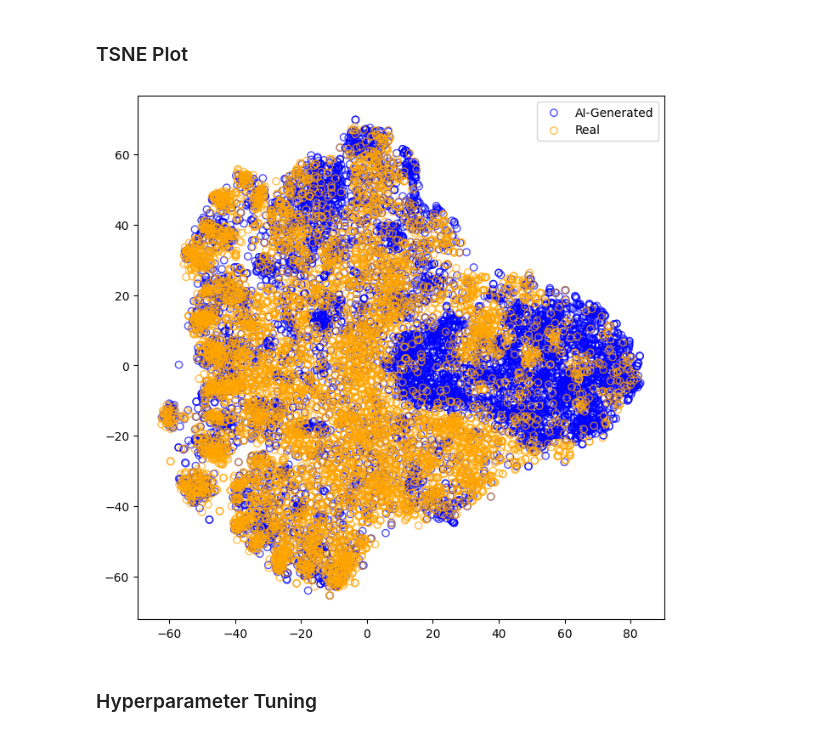
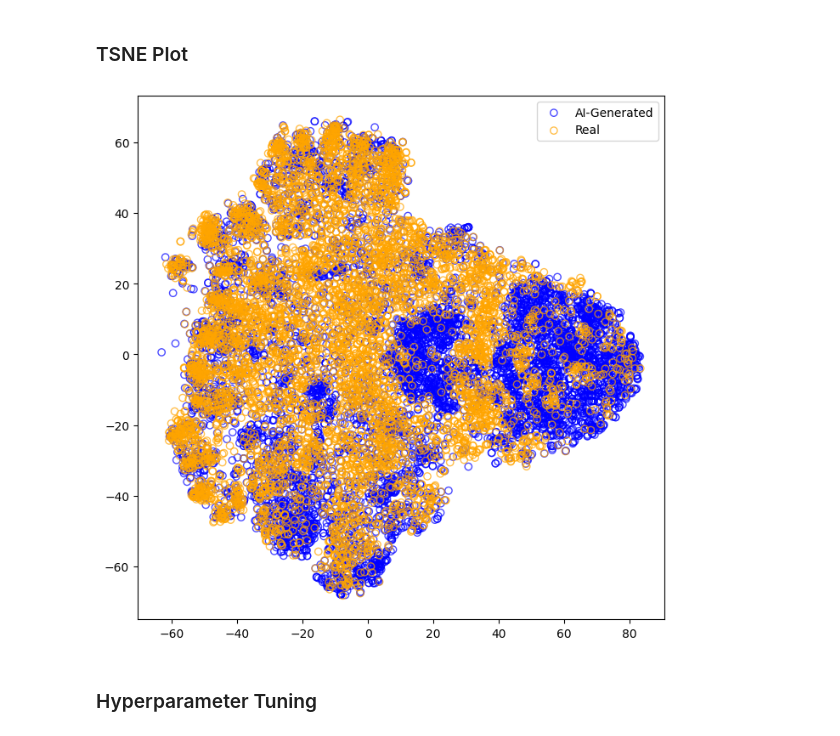
Before and after one commit to mctowne/Capstone-Code, a Jupyter notebook: AI Art Detector SVM.ipynb, the cells around one changed output. Cells and saved outputs as stored; diff of their text form; code cells hidden in the pictures.

```diff
--- a/AI Art Detector SVM.ipynb
+++ b/AI Art Detector SVM.ipynb
@@ -327,15 +327,15 @@ y_pred_glcm = glcm_model.predict(X_test)
 # Run this cell for Spectral Analysis
 
 # Split the dataset into training and testing sets
-X_train, X_test, y_train, y_test = train_test_split(spectral_features, labels, test_size = 0.3, random_state = random_state)
+X_train_sa, X_test_sa, y_train_sa, y_test_sa = train_test_split(spectral_features, labels, test_size = 0.3, random_state = random_state)
 
 pca = PCA(n_components=128)
-X_train_pca = pca.fit_transform(X_train)
-X_test_pca = pca.transform(X_test)
+X_train_pca = pca.fit_transform(X_train_sa)
+X_test_pca = pca.transform(X_test_sa)
 
 # Train the SVM model
 spectral_model = SVC(C = 5)
-spectral_model.fit(X_train_pca, y_train)
+spectral_model.fit(X_train_pca, y_train_sa)
 
 # Evaluate the model
 y_pred_sa = spectral_model.predict(X_test_pca)
@@ -399,20 +401,20 @@ create_roc_auc_graph(y_test, y_pred_list, ['HOG', 'GLCM', 'Spectral Analysis'])
 # %%
 #t-SNE Example
 from sklearn.manifold import TSNE
 
 tsne = TSNE(n_components = 2, perplexity= 50, random_state = random_state)
 X_tsne = tsne.fit_transform(X_train_pca)
 
 colors = ['blue', 'orange']
 plt.figure(figsize = (8,8))
-for class_label in np.unique(y_train):
-    plt.scatter(X_tsne[y_train == class_label, 0], X_tsne[y_train == class_label, 1], label = ['AI-Generated', 'Real'][class_label],
+for class_label in np.unique(y_train_sa):
+    plt.scatter(X_tsne[y_train_sa == class_label, 0], X_tsne[y_train_sa == class_label, 1], label = ['AI-Generated', 'Real'][class_label],
                 alpha = 0.7, marker = 'o', facecolor = 'none', edgecolor = colors[class_label])
 
 plt.legend()
 plt.show()
 # %% [output]
-[figure, old version]
+[figure, new version]
 # %% [markdown]
 ### Hyperparameter Tuning
 # %%
```
Also changed, not shown: parts of 11 cells of this notebook, 1 other file.
